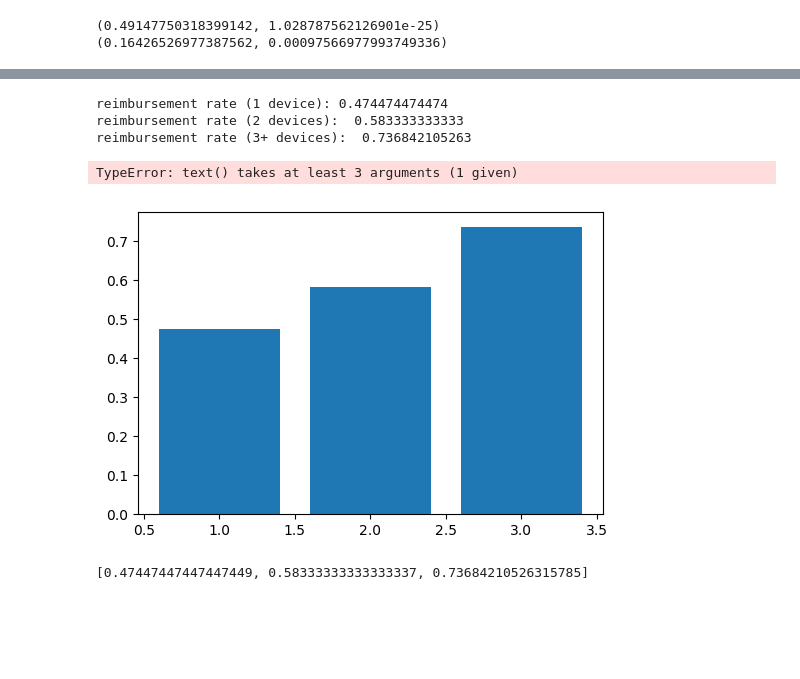
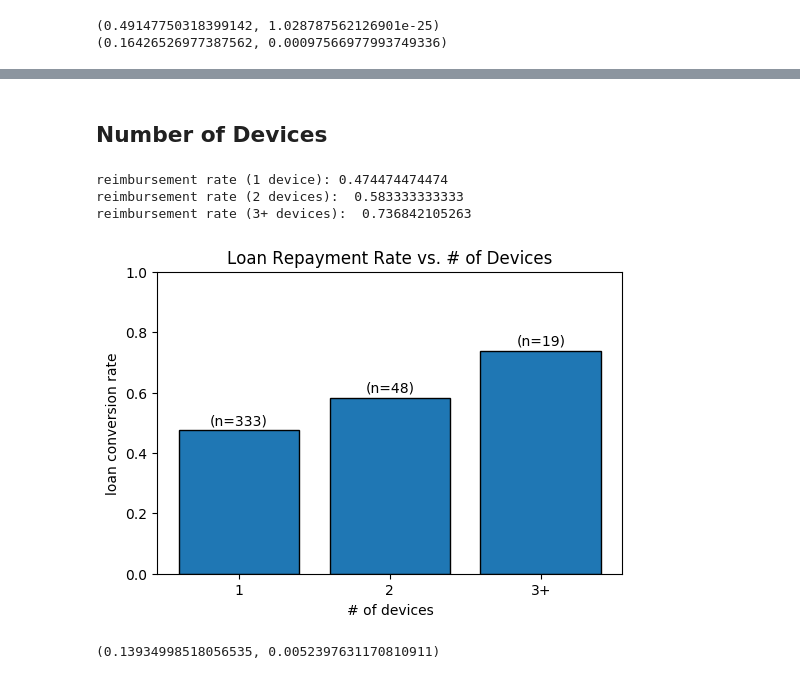
Before and after one commit to jgollub1/branch_project, a Jupyter notebook: Exploration.ipynb, the cells around one changed output, grey strips where cells are left out. Cells and saved outputs as stored; diff of their text form; code cells hidden in the pictures; blank space fills up the shorter version.

```diff
--- a/Exploration.ipynb
+++ b/Exploration.ipynb
@@ -142,3 +178,5 @@ sms_df['message_body'][2066689]
+# %% [markdown]
+## Number of Devices
 # %%
 # calculate call count, average duration
 group_df = call_df.groupby(by=['user_id'])['device_count'].agg({'device_count': np.mean})
@@ -158,17 +196,26 @@ reimbursement rate (1 device): 0.474474474474
 reimbursement rate (2 devices):  0.583333333333
 reimbursement rate (3+ devices):  0.736842105263
 # %%
-# make a bar graph with listed counts for each number
-levels = [sum(sub['status'])/float(len(sub)) for sub in [sub1, sub2, sub3]]
-plt.bar(np.arange(len(levels))+1,levels)
-plt.text(['1','2','3'])
+# bar graph with listed counts for each number
+sub_dfs = [sub1, sub2, sub3]
+levels = [sum(sub['status'])/float(len(sub)) for sub in sub_dfs]
+x = np.arange(1, len(levels)+1)
+ticks = ('1', '2', '3+')
+plt.xticks(x, ticks)
+bar_plot = plt.bar(x,levels, edgecolor='black')
 plt.xlabel('# of devices')
 plt.ylabel('loan conversion rate')
+plt.ylim(0,1)
+for i,rect in enumerate(bar_plot):
+    height = rect.get_height() + .01
+    plt.text(rect.get_x() + rect.get_width()/2.0, height, '(n='+str(len(sub_dfs[i]))+')', ha='center', va='bottom')
+
+plt.title('Loan Repayment Rate vs. # of Devices')
+plt.savefig('photos/num_devices.png')
 plt.show()
 # %% [output]
-TypeError: text() takes at least 3 arguments (1 given)
-[figure, old version]
+[figure, new version]
-# %%
-levels
-# %% [output]
-[0.47447447447447449, 0.58333333333333337, 0.73684210526315785]
+# %%
+print sp.pearsonr(group_df['device_count'], group_df['status'])
+# %% [output]
+(0.13934998518056535, 0.0052397631170810911)
```
Also changed, not shown: parts of 26 cells of this notebook, 4 other files.
